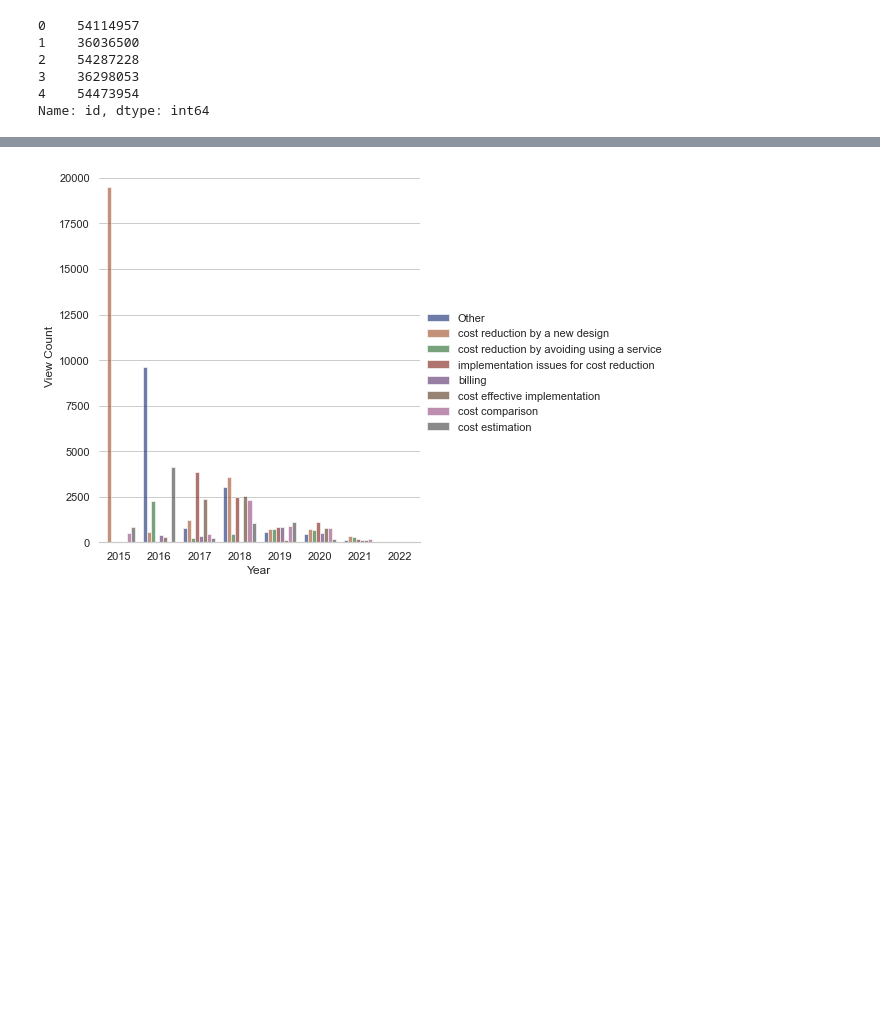
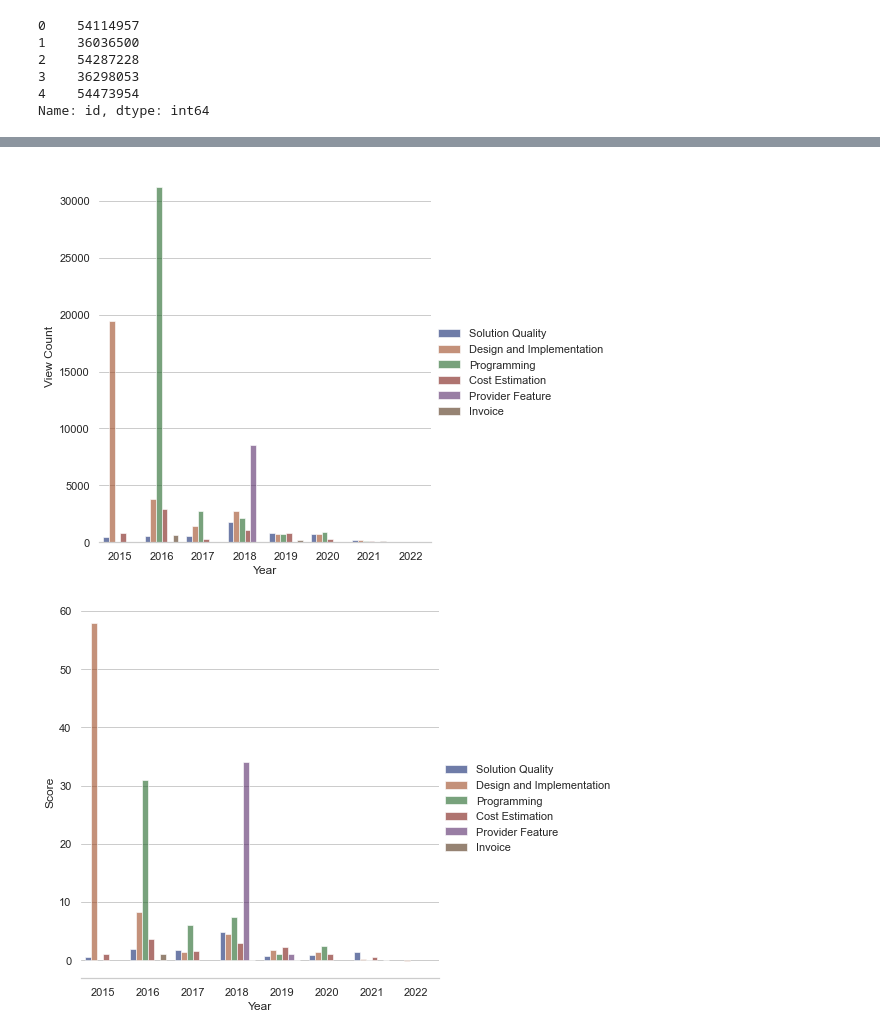
Before and after one commit to HallbergEric/BachelorThesis, a Jupyter notebook: QBT/Analysis-results.ipynb, the cells around one changed output, grey strips where cells are left out. Drawn from its saved outputs; the diff is of its cells as text; code cells hidden in the pictures; blank space fills up the shorter version.

```diff
--- a/QBT/Analysis-results.ipynb
+++ b/QBT/Analysis-results.ipynb
@@ -490,7 +549,7 @@ plt.savefig('AnswerCount.png')
 # Draw a nested barplot by category and year for ViewCount
 g = sns.catplot(
     data=result, kind="bar",
-    x="Year", y="ViewCount", hue="Cost Theme",
+    x="Year", y="ViewCount", hue="Cost Category",
     ci=None, palette="dark", alpha=.6, height=6
 )
 g.despine(left=True)
@@ -498,4 +557,17 @@ g.set_axis_labels("Year", "View Count")
 g.legend.set_title("")
 plt.savefig('ViewCount.png')
 # %% [output]
-[figure, old version]
+[figure, new version]
+# %%
+# Draw a nested barplot by category and year for Score
+g = sns.catplot(
+    data=result, kind="bar",
+    x="Year", y="Score", hue="Cost Category",
+    ci=None, palette="dark", alpha=.6, height=6
+)
+g.despine(left=True)
+g.set_axis_labels("Year", "Score")
+g.legend.set_title("")
+plt.savefig('Score.png')
+# %% [output]
+[figure, added]
```
Also changed, not shown: parts of 16 cells of this notebook, 6 other files.
